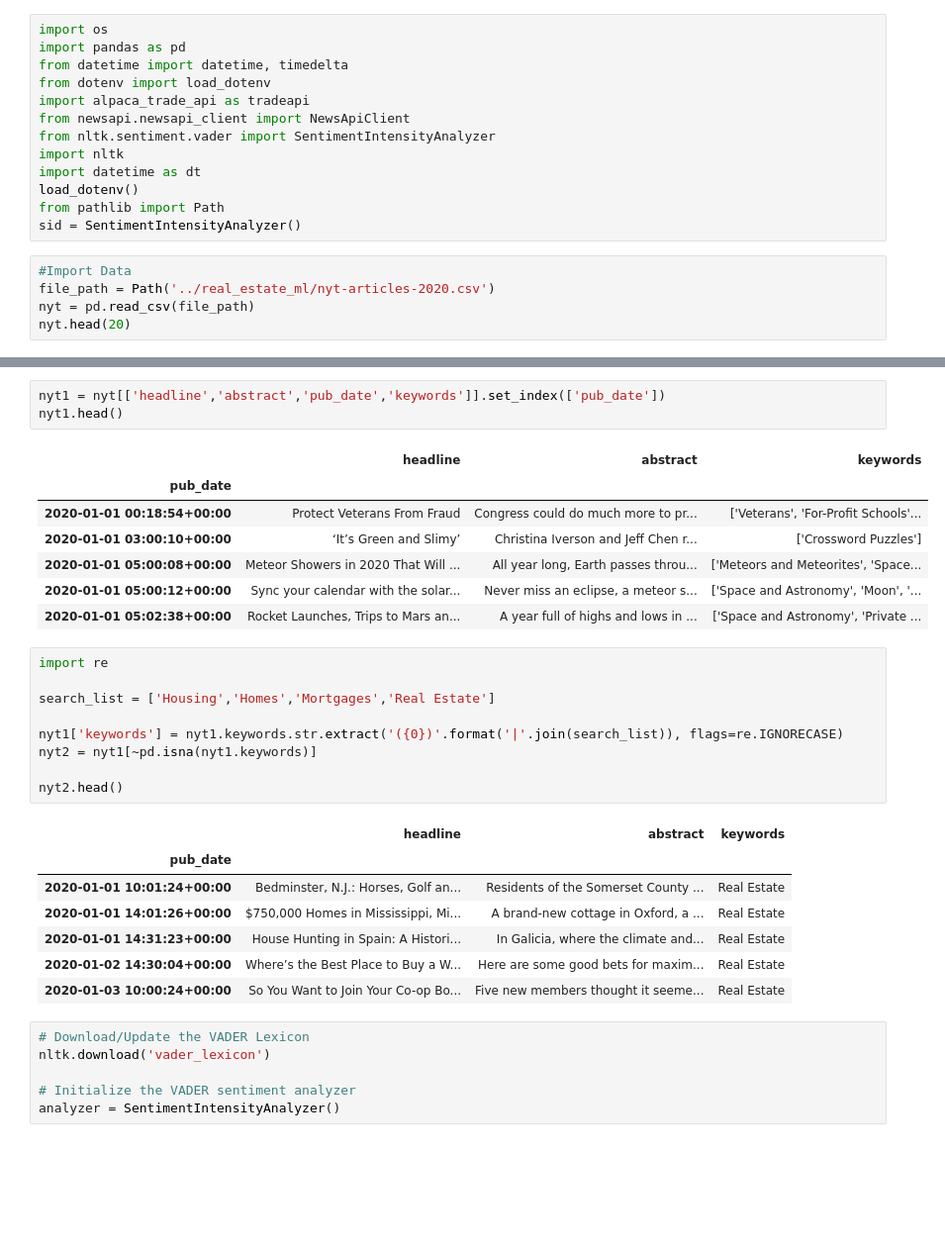
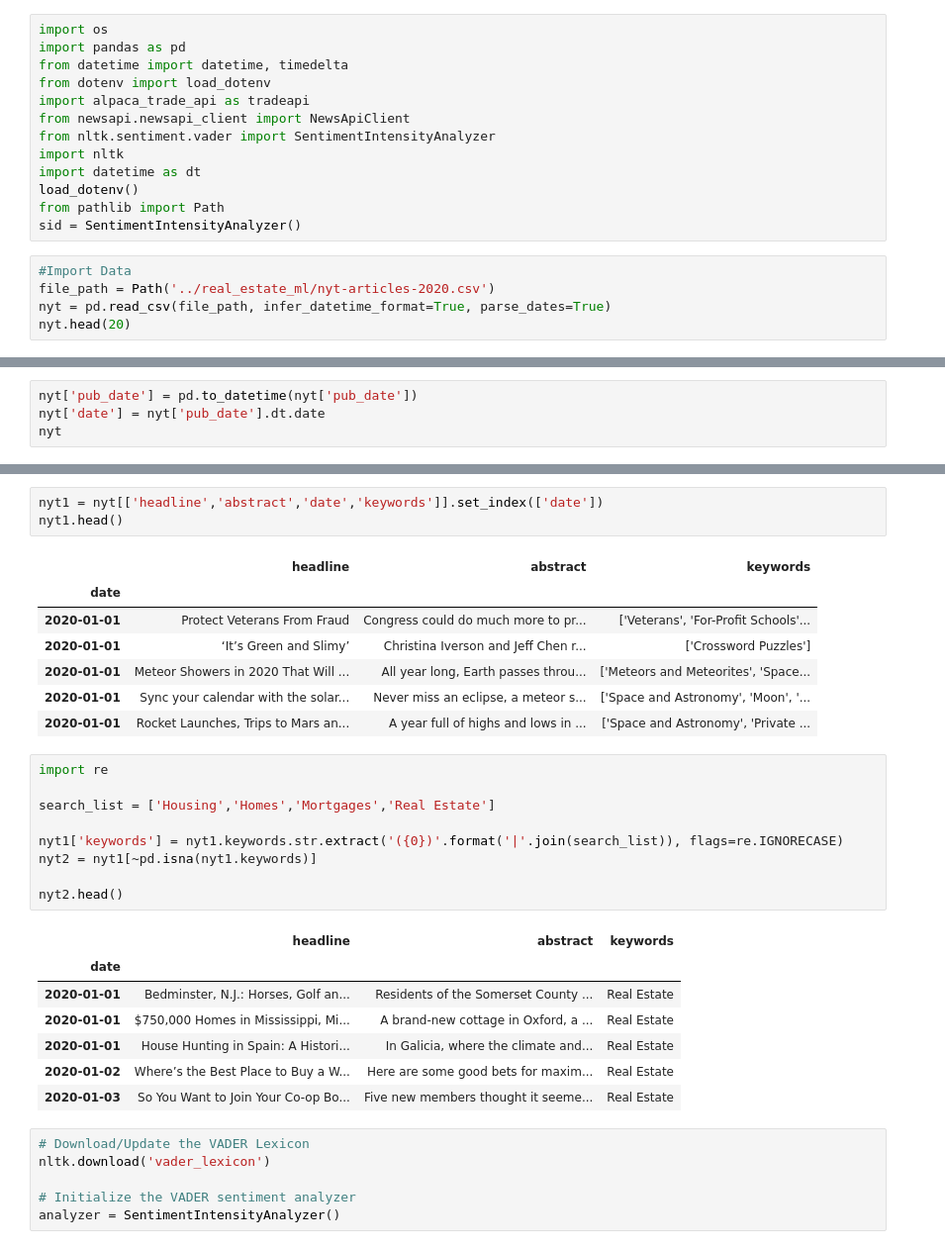
Before and after one commit to DunfrundB/real_estate_ml, a Jupyter notebook: RE_sentiment_analysis.ipynb, the cells around one changed output, grey strips where cells are left out. Shown at 99% size. Saved outputs shown, nothing was run; the diff lists cells and outputs as text; blank space fills up the shorter version.

```diff
--- a/RE_sentiment_analysis.ipynb
+++ b/RE_sentiment_analysis.ipynb
@@ -14,7 +14,7 @@ sid = SentimentIntensityAnalyzer()
 # %%
 #Import Data
 file_path = Path('../real_estate_ml/nyt-articles-2020.csv')
-nyt = pd.read_csv(file_path)
+nyt = pd.read_csv(file_path, infer_datetime_format=True, parse_dates=True)
 nyt.head(20)
 # %% [output]
 |  | newsdesk | section | subsection | material | headline | abstract | keywords | word_count | pub_date | ... |
@@ -34,3 +34,7 @@ nyt.head(20)
 | 17 | Arts&Leisure | Theater | NaN | News | Simon Stone Faced the Unthinkable... | After a family tragedy, the Austr... | ['Theater', 'Brooklyn Academy of ... | 1699 | 2020-01-01 15:00:09+00:00 | ... |
 | 18 | Weekend | Movies | NaN | News | Reading ‘Us’ Through Its T-shirts | With its star, Lupita Nyong’o, in... | ['Movies', 'Peele, Jordan', 'Us (... | 775 | 2020-01-01 15:00:09+00:00 | ... |
 | 19 | Styles | Style | Self-Care | News | There Will Be Blood. And It Will ... | Some help — and commiseration — f... | ['Anxiety and Stress', 'Shyness',... | 1416 | 2020-01-01 17:00:05+00:00 | ... |
+# %%
+nyt['pub_date'] = pd.to_datetime(nyt['pub_date'])
+nyt['date'] = nyt['pub_date'].dt.date
+nyt
@@ -37,14 +55,14 @@ nyt.head(20)
 # %%
-nyt1 = nyt[['headline','abstract','pub_date','keywords']].set_index(['pub_date'])
+nyt1 = nyt[['headline','abstract','date','keywords']].set_index(['date'])
 nyt1.head()
 # %% [output]
 |  | headline | abstract | keywords |
-| pub_date |  |  |  |
-| 2020-01-01 00:18:54+00:00 | Protect Veterans From Fraud | Congress could do much more to pr... | ['Veterans', 'For-Profit Schools'... |
-| 2020-01-01 03:00:10+00:00 | ‘It’s Green and Slimy’ | Christina Iverson and Jeff Chen r... | ['Crossword Puzzles'] |
-| 2020-01-01 05:00:08+00:00 | Meteor Showers in 2020 That Will ... | All year long, Earth passes throu... | ['Meteors and Meteorites', 'Space... |
-| 2020-01-01 05:00:12+00:00 | Sync your calendar with the solar... | Never miss an eclipse, a meteor s... | ['Space and Astronomy', 'Moon', '... |
-| 2020-01-01 05:02:38+00:00 | Rocket Launches, Trips to Mars an... | A year full of highs and lows in ... | ['Space and Astronomy', 'Private ... |
+| date |  |  |  |
+| 2020-01-01 | Protect Veterans From Fraud | Congress could do much more to pr... | ['Veterans', 'For-Profit Schools'... |
+| 2020-01-01 | ‘It’s Green and Slimy’ | Christina Iverson and Jeff Chen r... | ['Crossword Puzzles'] |
+| 2020-01-01 | Meteor Showers in 2020 That Will ... | All year long, Earth passes throu... | ['Meteors and Meteorites', 'Space... |
+| 2020-01-01 | Sync your calendar with the solar... | Never miss an eclipse, a meteor s... | ['Space and Astronomy', 'Moon', '... |
+| 2020-01-01 | Rocket Launches, Trips to Mars an... | A year full of highs and lows in ... | ['Space and Astronomy', 'Private ... |
 # %%
 import re
 
@@ -56,12 +74,12 @@ nyt2 = nyt1[~pd.isna(nyt1.keywords)]
 nyt2.head()
 # %% [output]
 |  | headline | abstract | keywords |
-| pub_date |  |  |  |
-| 2020-01-01 10:01:24+00:00 | Bedminster, N.J.: Horses, Golf an... | Residents of the Somerset County ... | Real Estate |
-| 2020-01-01 14:01:26+00:00 | $750,000 Homes in Mississippi, Mi... | A brand-new cottage in Oxford, a ... | Real Estate |
-| 2020-01-01 14:31:23+00:00 | House Hunting in Spain: A Histori... | In Galicia, where the climate and... | Real Estate |
-| 2020-01-02 14:30:04+00:00 | Where’s the Best Place to Buy a W... | Here are some good bets for maxim... | Real Estate |
-| 2020-01-03 10:00:24+00:00 | So You Want to Join Your Co-op Bo... | Five new members thought it seeme... | Real Estate |
+| date |  |  |  |
+| 2020-01-01 | Bedminster, N.J.: Horses, Golf an... | Residents of the Somerset County ... | Real Estate |
+| 2020-01-01 | $750,000 Homes in Mississippi, Mi... | A brand-new cottage in Oxford, a ... | Real Estate |
+| 2020-01-01 | House Hunting in Spain: A Histori... | In Galicia, where the climate and... | Real Estate |
+| 2020-01-02 | Where’s the Best Place to Buy a W... | Here are some good bets for maxim... | Real Estate |
+| 2020-01-03 | So You Want to Join Your Co-op Bo... | Five new members thought it seeme... | Real Estate |
 # %%
 # Download/Update the VADER Lexicon
 nltk.download('vader_lexicon')
```
Also changed, not shown: parts of 9 cells of this notebook.
